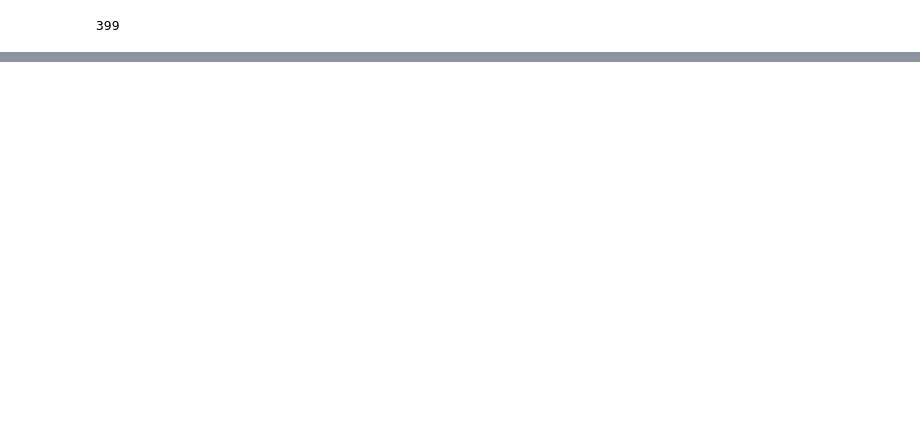
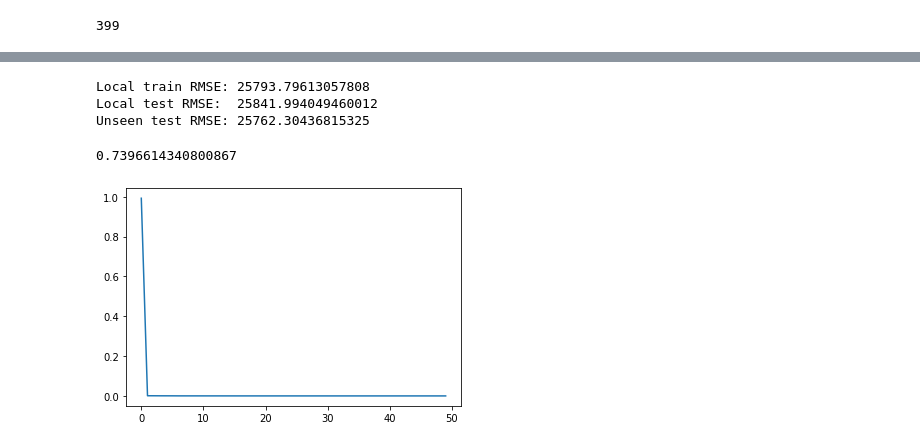
Before and after one commit to stepanbabayan/ML-Tasks, a Jupyter notebook: ML/Practical/House Price Prediction/Solution - Poisson.ipynb, the cells around one changed output, grey strips where cells are left out. Saved outputs shown, nothing was run; the diff lists cells and outputs as text; code cells hidden in the pictures; blank space fills up the shorter version.

```diff
--- a/ML/Practical/House Price Prediction/Solution - Poisson.ipynb
+++ b/ML/Practical/House Price Prediction/Solution - Poisson.ipynb
@@ -115,6 +113,8 @@ plot(dft)
 # %% [output]
 [figure]
 # %%
+XX, XXt, y, yt = get_train_test(df, dft)
+
 k = 10
 train_rmse = []
 rmse = []
@@ -149,6 +149,8 @@ Unseen test RMSE: 23987.796913323178
 # %%
 from sklearn.linear_model import PoissonRegressor
 from sklearn.preprocessing import MinMaxScaler
+
+XX, XXt, y, yt = get_train_test(df, dft)
 
 k = 10
 train_rmse = []
@@ -328,0 +262,70 @@ Unseen test RMSE: 27175.69500464209
+# %%
+from sklearn.decomposition import PCA
+from sklearn.preprocessing import MinMaxScaler
+from sklearn.metrics import r2_score
+from sklearn.neural_network import MLPRegressor
+
+XX, XXt, y, yt = get_train_test(df, dft)
+
+k = 5
+train_rmse = []
+rmse = []
+test_rmse = []
+
+scaler = MinMaxScaler()
+
+r = MLPRegressor(
+    # hidden_layer_sizes=(100,1),
+    solver='adam',
+    activation='relu',
+    tol=1e-6,
+    n_iter_no_change=1,
+    max_iter=1000,
+    learning_rate='adaptive',
+    learning_rate_init=10,
+    warm_start=False)
+
+kf_cv = KFold(n_splits=k, shuffle=True)
+
+pca = PCA(n_components=50)
+pca.fit(XX)
+plt.plot(range(pca.explained_variance_ratio_.__len__()), pca.explained_variance_ratio_)
+
+XX = pd.DataFrame(pca.transform(XX), index=XX.index)
+XXt = pd.DataFrame(pca.transform(XXt), index=XXt.index)
+
+
+for train_index, test_index in kf_cv.split(XX):
+    # Train-test split
+    X_train, X_test, y_train, y_test = XX.iloc[train_index], XX.iloc[test_index], y.iloc[train_index], y.iloc[test_index]
+
+    norm = scaler.fit(X_train)
+    X_train =  pd.DataFrame(norm.transform(X_train), columns = X_train.columns)
+    X_test = pd.DataFrame(norm.transform(X_test), columns = X_test.columns)
+    XXt_scaled = pd.DataFrame(norm.transform(XXt), columns = XXt.columns)
+
+    # Fit
+    r.fit(X_train, y_train)
+    # Prediction
+    y_pred_train = r.predict(X_train)   # Local train   (MLP)
+    y_pred = r.predict(X_test)          # Local test    (MLP)
+    yt_pred = r.predict(XXt_scaled)     # Unseen test   (MLP)
+
+    # RMSE
+    train_rmse.append((mean_squared_error(y_train, y_pred_train))**(1/2))
+    rmse.append((mean_squared_error(y_test, y_pred))**(1/2))
+    test_rmse.append((mean_squared_error(yt, yt_pred))**(1/2))
+    break
+
+
+print('Local train RMSE:', np.array(train_rmse).mean())
+print('Local test RMSE: ', np.array(rmse).mean())
+print('Unseen test RMSE:', np.array(test_rmse).mean())
+
+r2_score(yt, yt_pred)
+# %% [output]
+Local train RMSE: 25793.79613057808
+Local test RMSE:  25841.994049460012
+Unseen test RMSE: 25762.30436815325
+0.7396614340800867
+[figure, added]
```
Also changed, not shown: parts of 10 cells of this notebook, 6 other files.
